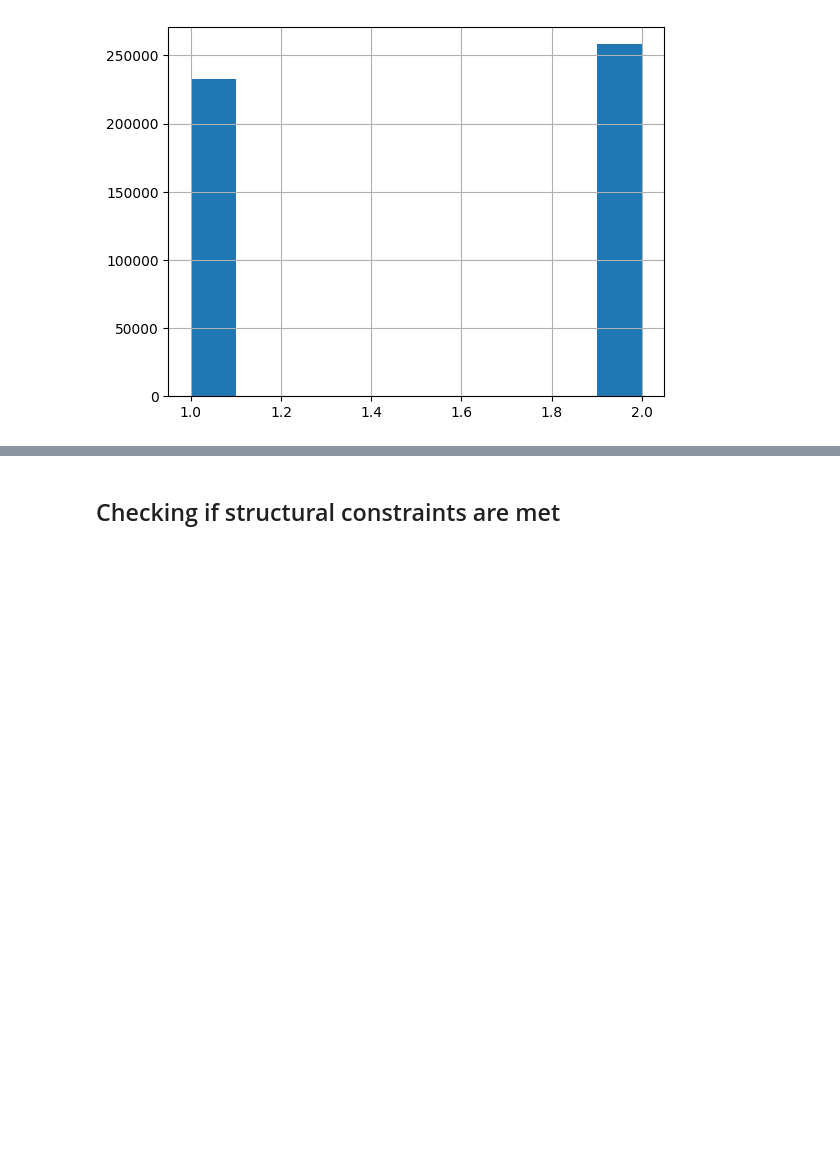
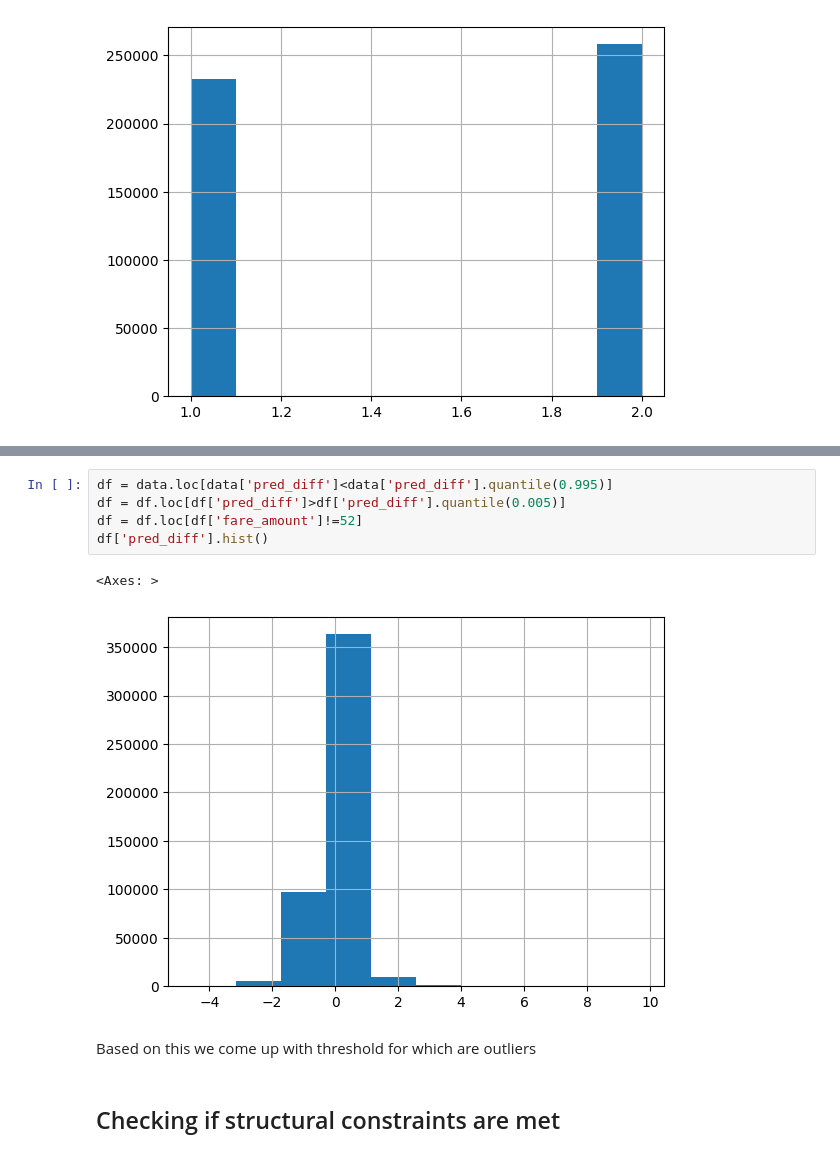
Before and after one commit to MichalKrzyzanski2002/Foundations-Data-Science-Project, a Jupyter notebook: Cleaning.ipynb, the cells around one changed output, grey strips where cells are left out. Cells and saved outputs as stored; diff of their text form; blank space fills up the shorter version.

```diff
--- a/Cleaning.ipynb
+++ b/Cleaning.ipynb
@@ -341,3 +385,13 @@ Name: vendor_id, dtype: float64
+# %%
+df = data.loc[data['pred_diff']<data['pred_diff'].quantile(0.995)]
+df = df.loc[df['pred_diff']>df['pred_diff'].quantile(0.005)]
+df = df.loc[df['fare_amount']!=52]
+df['pred_diff'].hist()
+# %% [output]
+<Axes: >
+[figure, added]
+# %% [markdown]
+Based on this we come up with threshold for which are outliers
 # %% [markdown]
 ## Checking if structural constraints are met
 # %% [markdown]
```
Also changed, not shown: parts of 28 cells of this notebook.
